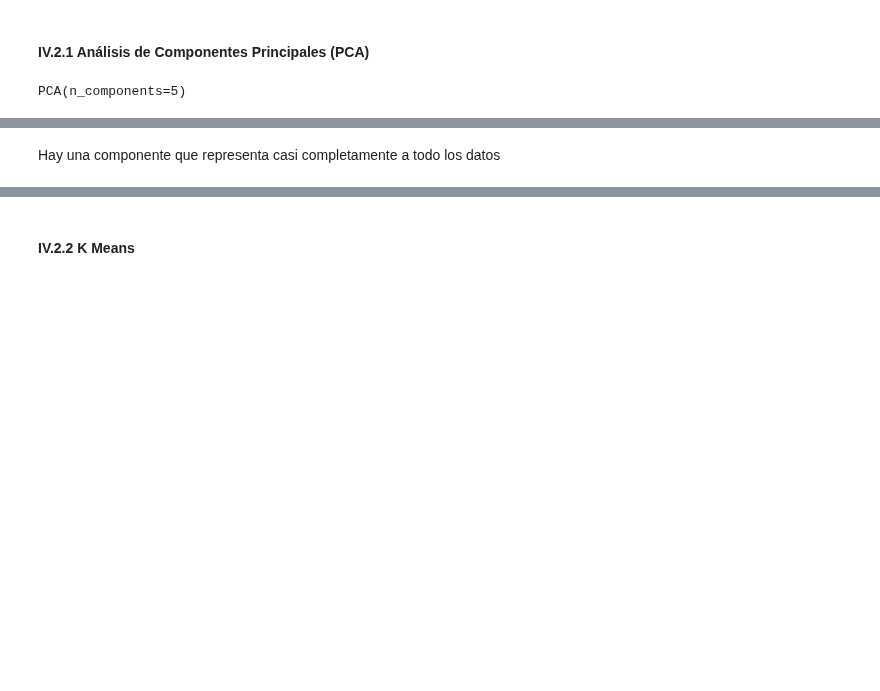
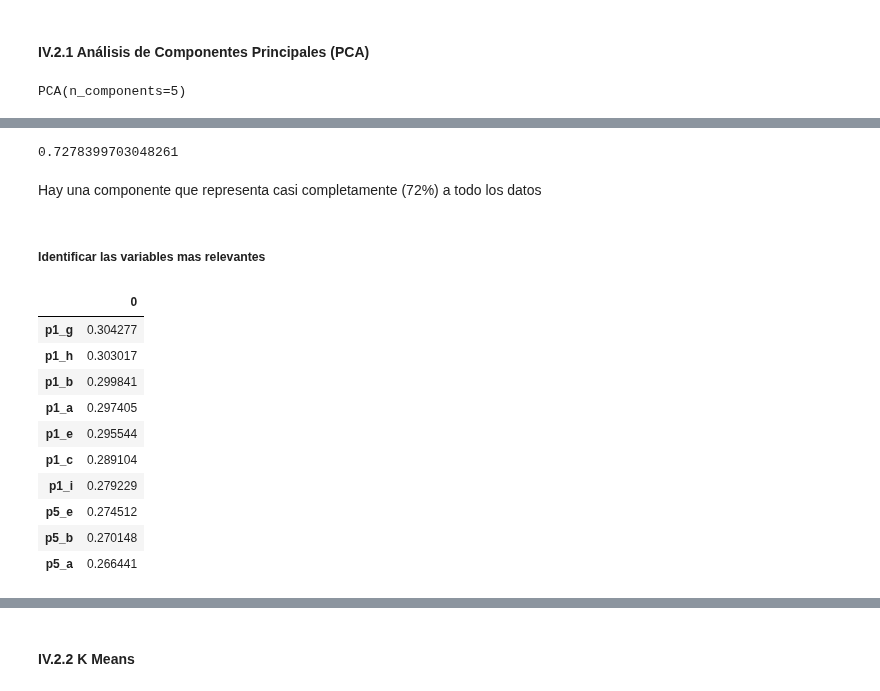
Before and after one commit to EstebanPerez25/ACD-Modelo_predictivo_de_satisfacion, a Jupyter notebook: Modelo_predictivo_de_satisfacción.ipynb, the cells around one changed output, grey strips where cells are left out. Cells and saved outputs as stored; diff of their text form; code cells hidden in the pictures; blank space fills up the shorter version.

```diff
--- a/Modelo_predictivo_de_satisfacción.ipynb
+++ b/Modelo_predictivo_de_satisfacción.ipynb
@@ -1311,2 +1311,26 @@ plt.show()
+# %%
+pca.explained_variance_ratio_[:1].sum()
+# %% [output]
+0.7278399703048261
 # %% [markdown]
-Hay una componente que representa casi completamente a todo los datos
+Hay una componente que representa casi completamente (72%) a todo los datos
+# %% [markdown]
+##### Identificar las variables mas relevantes
+# %%
+# Data frame of first principal component eigenvalues
+df_pc1_cmpnts = pd.DataFrame(np.abs(pca.components_[0]),
+                             index=X.columns)
+
+df_pc1_cmpnts.sort_values(by=0, ascending=False).head(10)
+# %% [output]
+|  | 0 |
+| p1_g | 0.304277 |
+| p1_h | 0.303017 |
+| p1_b | 0.299841 |
+| p1_a | 0.297405 |
+| p1_e | 0.295544 |
+| p1_c | 0.289104 |
+| p1_i | 0.279229 |
+| p5_e | 0.274512 |
+| p5_b | 0.270148 |
+| p5_a | 0.266441 |
```
Also changed, not shown: parts of 5 cells of this notebook.
